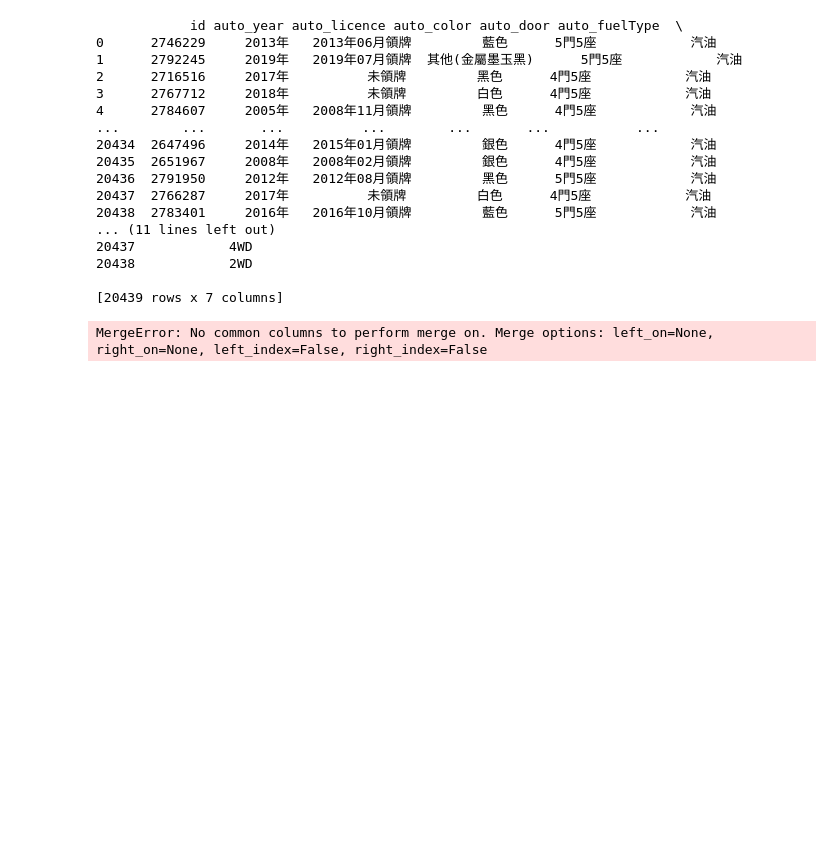
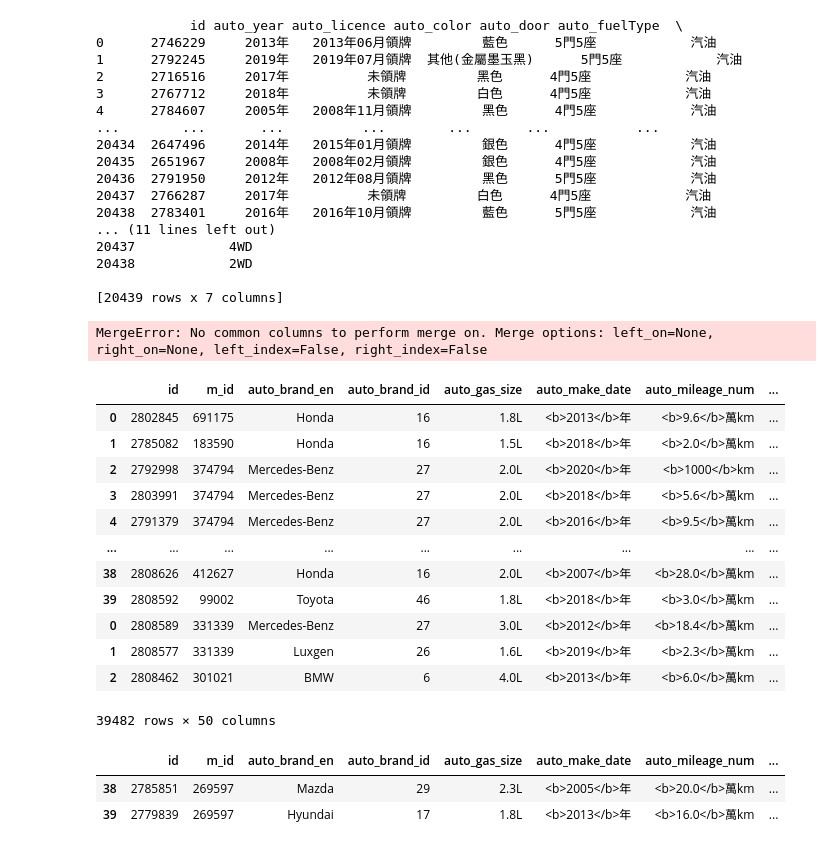
Before and after one commit to shaunchuang/crawl_test, a Jupyter notebook: car_8891/8891_2.ipynb, the cells around one changed output. Cells and saved outputs as stored; diff of their text form; code cells hidden in the pictures; blank space fills up the shorter version.

```diff
--- a/car_8891/8891_2.ipynb
+++ b/car_8891/8891_2.ipynb
@@ -560,3 +563,26 @@ df_final.to_csv('8891_final.csv',mode='w')
 
 [20439 rows x 7 columns]
 MergeError: No common columns to perform merge on. Merge options: left_on=None, right_on=None, left_index=False, right_index=False
+# %%
+df1=pd.read_csv('car_8891_first.csv', index_col=0)
+df1
+# %% [output]
+|  | id | m_id | auto_brand_en | auto_brand_id | auto_gas_size | auto_make_date | auto_mileage_num | ... |
+| 0 | 2802845 | 691175 | Honda | 16 | 1.8L | <b>2013</b>年 | <b>9.6</b>萬km | ... |
+| 1 | 2785082 | 183590 | Honda | 16 | 1.5L | <b>2018</b>年 | <b>2.0</b>萬km | ... |
+| 2 | 2792998 | 374794 | Mercedes-Benz | 27 | 2.0L | <b>2020</b>年 | <b>1000</b>km | ... |
+| 3 | 2803991 | 374794 | Mercedes-Benz | 27 | 2.0L | <b>2018</b>年 | <b>5.6</b>萬km | ... |
+| 4 | 2791379 | 374794 | Mercedes-Benz | 27 | 2.0L | <b>2016</b>年 | <b>9.5</b>萬km | ... |
+| ... | ... | ... | ... | ... | ... | ... | ... | ... |
+| 38 | 2808626 | 412627 | Honda | 16 | 2.0L | <b>2007</b>年 | <b>28.0</b>萬km | ... |
+| 39 | 2808592 | 99002 | Toyota | 46 | 1.8L | <b>2018</b>年 | <b>3.0</b>萬km | ... |
+| 0 | 2808589 | 331339 | Mercedes-Benz | 27 | 3.0L | <b>2012</b>年 | <b>18.4</b>萬km | ... |
+| 1 | 2808577 | 331339 | Luxgen | 26 | 1.6L | <b>2019</b>年 | <b>2.3</b>萬km | ... |
+| 2 | 2808462 | 301021 | BMW | 6 | 4.0L | <b>2013</b>年 | <b>6.0</b>萬km | ... |
+39482 rows × 50 columns
+# %%
+df1[df1['id'].duplicated(keep='last')]
+# %% [output]
+|  | id | m_id | auto_brand_en | auto_brand_id | auto_gas_size | auto_make_date | auto_mileage_num | ... |
+| 38 | 2785851 | 269597 | Mazda | 29 | 2.3L | <b>2005</b>年 | <b>20.0</b>萬km | ... |
+| 39 | 2779839 | 269597 | Hyundai | 17 | 1.8L | <b>2013</b>年 | <b>16.0</b>萬km | ... |
```
Also changed, not shown: parts of 3 cells of this notebook, 6 other files.
